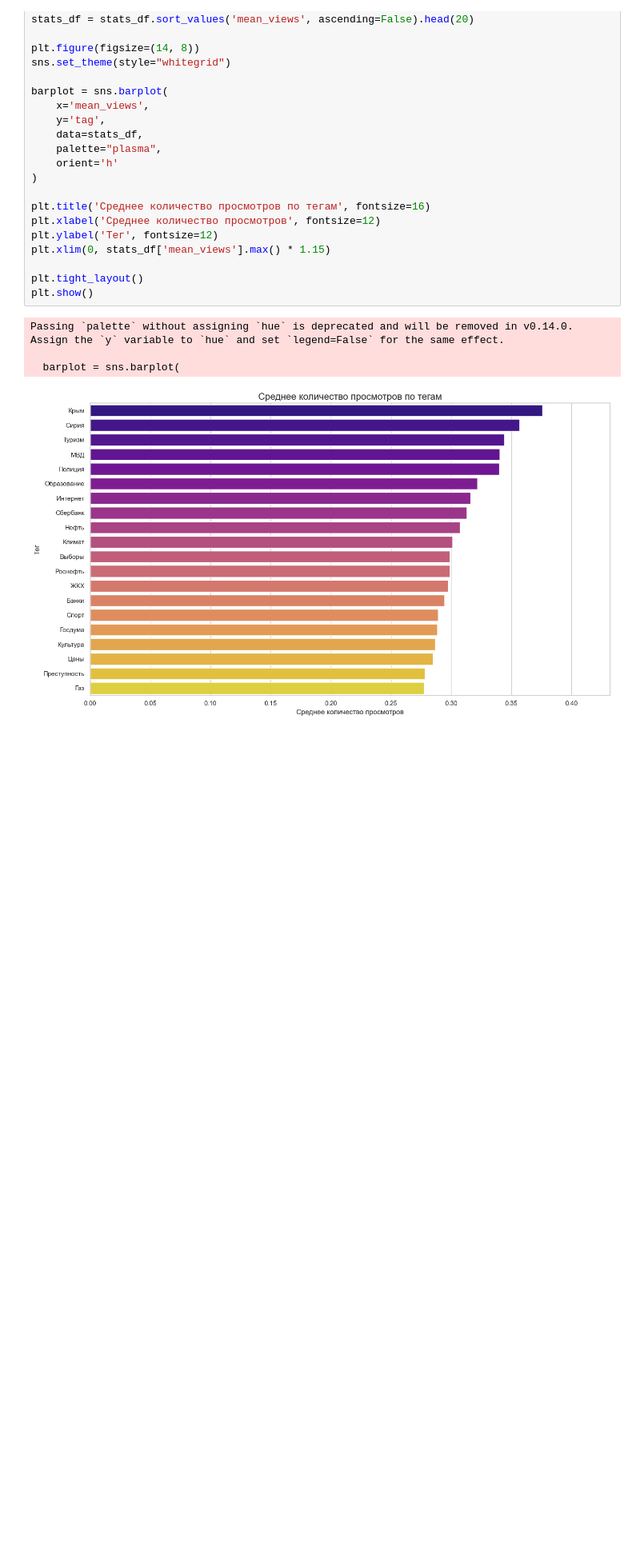
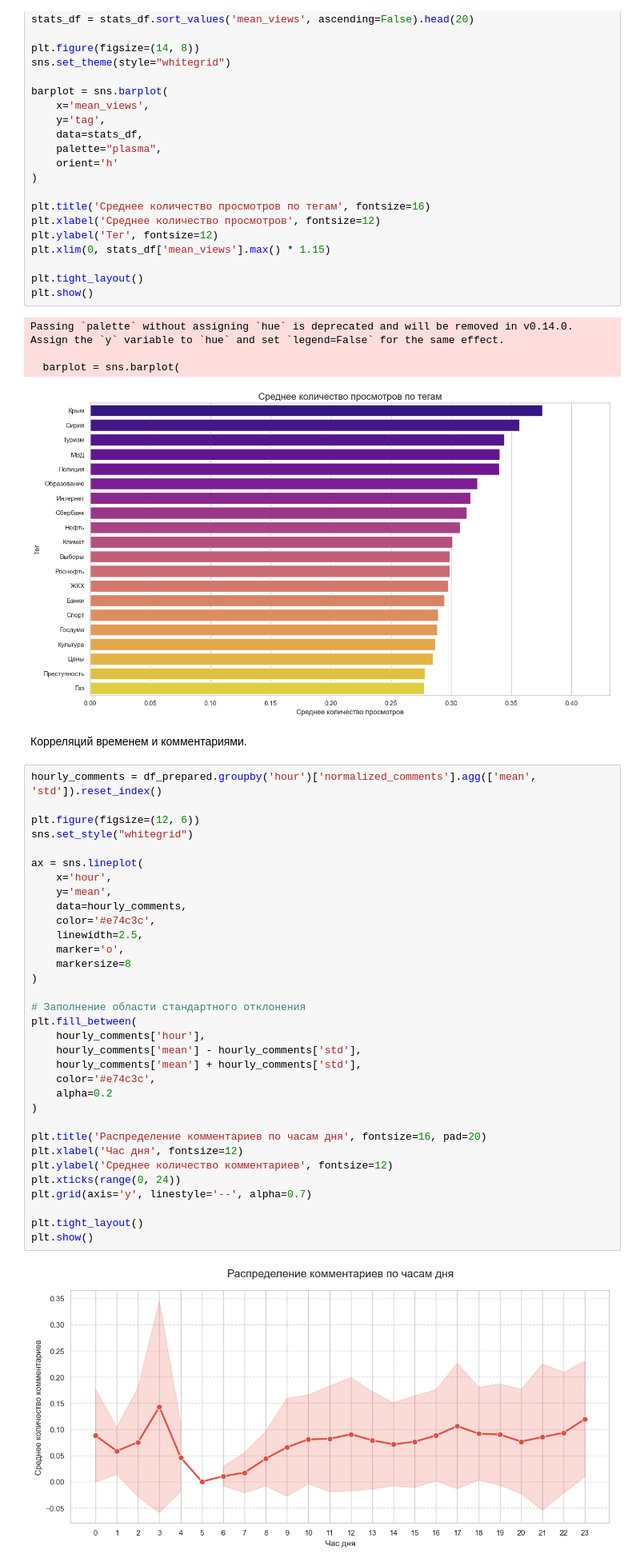
Before and after one commit to Enotta/scraping-api, a Jupyter notebook: EDA.ipynb, the cells around one changed output. Shown at 80% size. Drawn from its saved outputs; the diff is of its cells as text; blank space fills up the shorter version.

```diff
--- a/EDA.ipynb
+++ b/EDA.ipynb
@@ -676,3 +676,40 @@ Passing `palette` without assigning `hue` is deprecated and will be removed in v
 
   barplot = sns.barplot(
 [figure]
+# %% [markdown]
+Корреляций временем и комментариями.
+# %%
+hourly_comments = df_prepared.groupby('hour')['normalized_comments'].agg(['mean', 'std']).reset_index()
+
+plt.figure(figsize=(12, 6))
+sns.set_style("whitegrid")
+
+ax = sns.lineplot(
+    x='hour',
+    y='mean',
+    data=hourly_comments,
+    color='#e74c3c',
+    linewidth=2.5,
+    marker='o',
+    markersize=8
+)
+
+# Заполнение области стандартного отклонения
+plt.fill_between(
+    hourly_comments['hour'],
+    hourly_comments['mean'] - hourly_comments['std'],
+    hourly_comments['mean'] + hourly_comments['std'],
+    color='#e74c3c',
+    alpha=0.2
+)
+
+plt.title('Распределение комментариев по часам дня', fontsize=16, pad=20)
+plt.xlabel('Час дня', fontsize=12)
+plt.ylabel('Среднее количество комментариев', fontsize=12)
+plt.xticks(range(0, 24))
+plt.grid(axis='y', linestyle='--', alpha=0.7)
+
+plt.tight_layout()
+plt.show()
+# %% [output]
+[figure, added]
```
Also changed, not shown: parts of 2 cells of this notebook.
